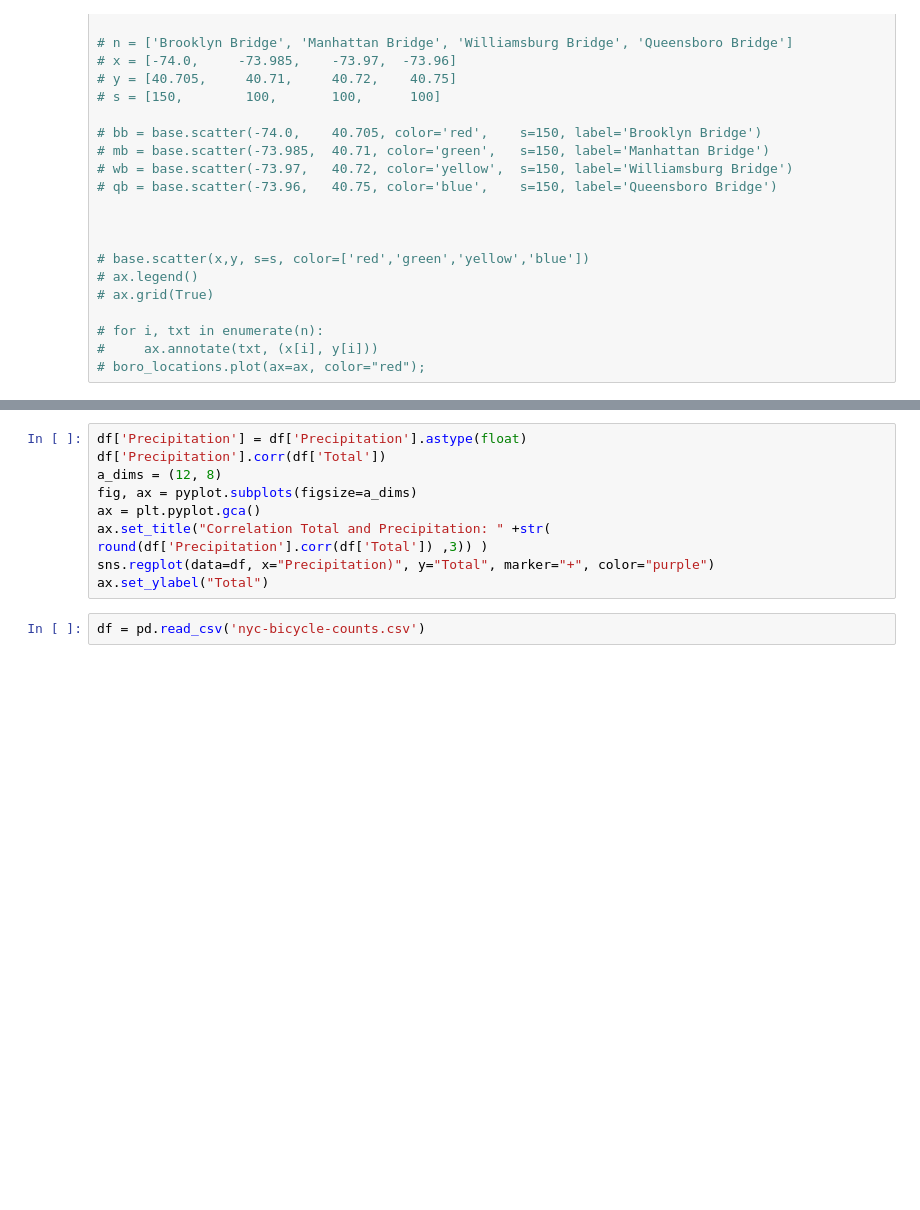
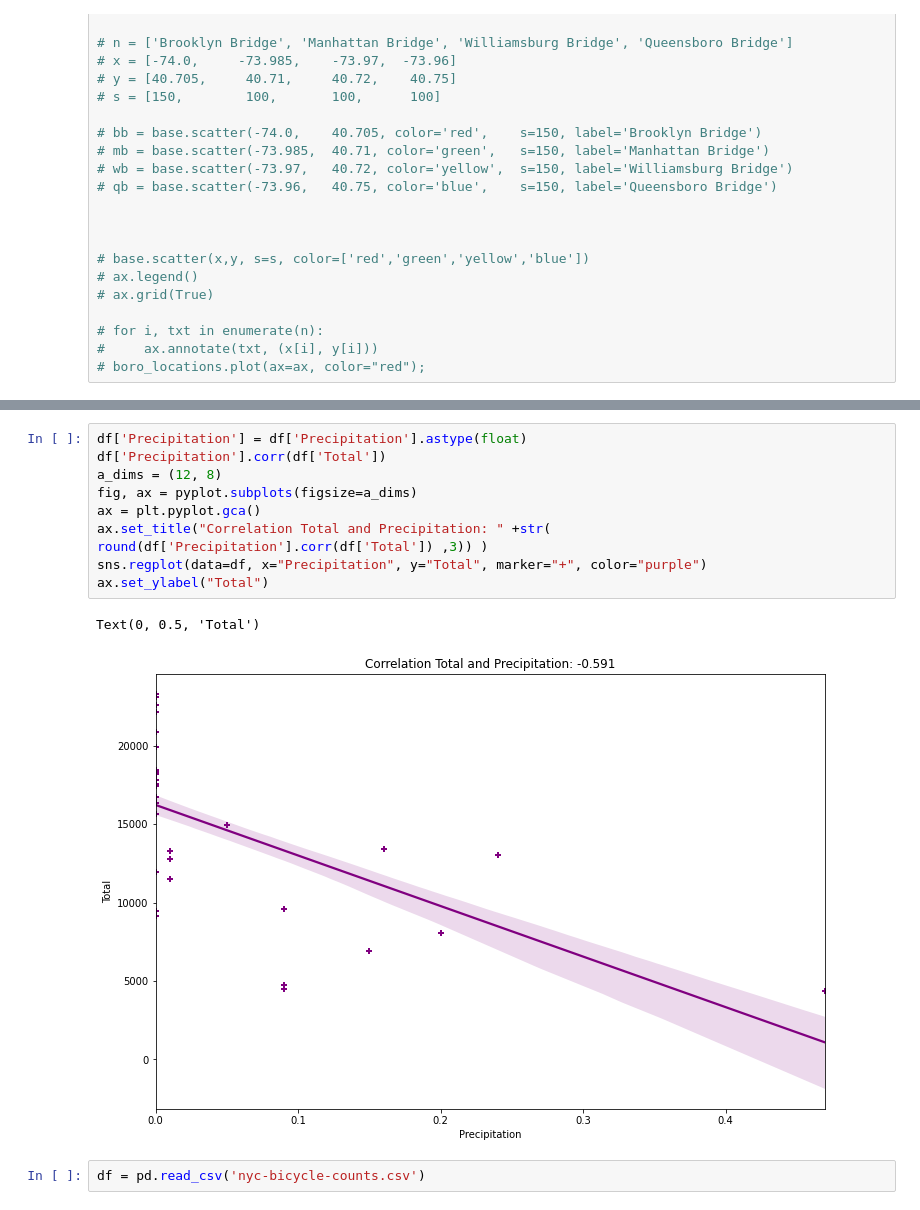
Before and after one commit to jd-gebbia/Applied_Analytics, a Jupyter notebook: AppAnalytics_Case2.ipynb, the cells around one changed output, grey strips where cells are left out. Cells and saved outputs as stored; diff of their text form; blank space fills up the shorter version.

```diff
--- a/AppAnalytics_Case2.ipynb
+++ b/AppAnalytics_Case2.ipynb
@@ -138,12 +153,15 @@ ax.set_ylabel("Total")
 # %%
 df['Precipitation'] = df['Precipitation'].astype(float)
 df['Precipitation'].corr(df['Total'])
 a_dims = (12, 8)
 fig, ax = pyplot.subplots(figsize=a_dims)
 ax = plt.pyplot.gca()
 ax.set_title("Correlation Total and Precipitation: " +str( round(df['Precipitation'].corr(df['Total']) ,3)) )
-sns.regplot(data=df, x="Precipitation)", y="Total", marker="+", color="purple")
+sns.regplot(data=df, x="Precipitation", y="Total", marker="+", color="purple")
 ax.set_ylabel("Total")
+# %% [output]
+Text(0, 0.5, 'Total')
+[figure, added]
 # %%
 df = pd.read_csv('nyc-bicycle-counts.csv')
 # %%
```
Also changed, not shown: parts of 10 cells of this notebook.
